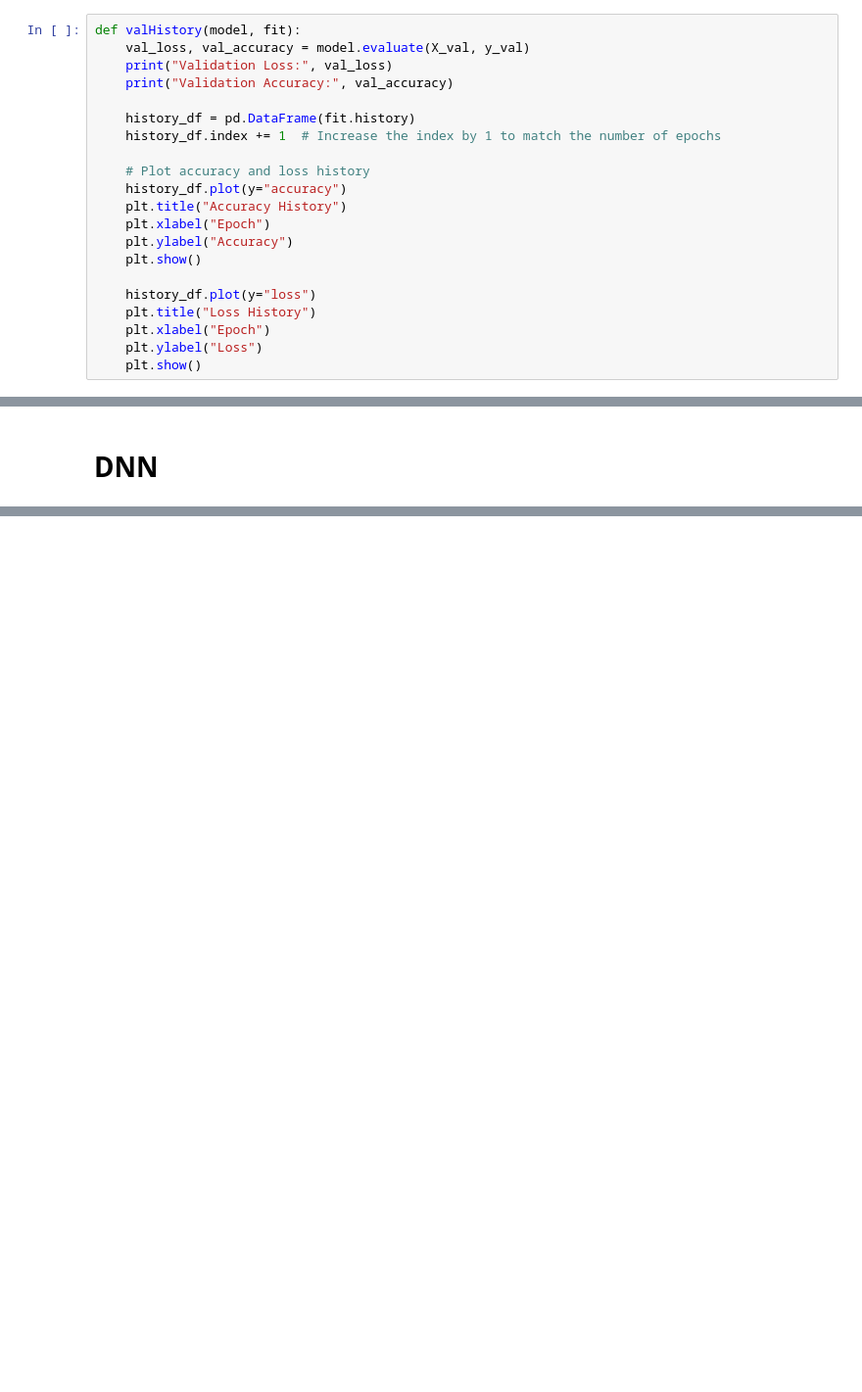
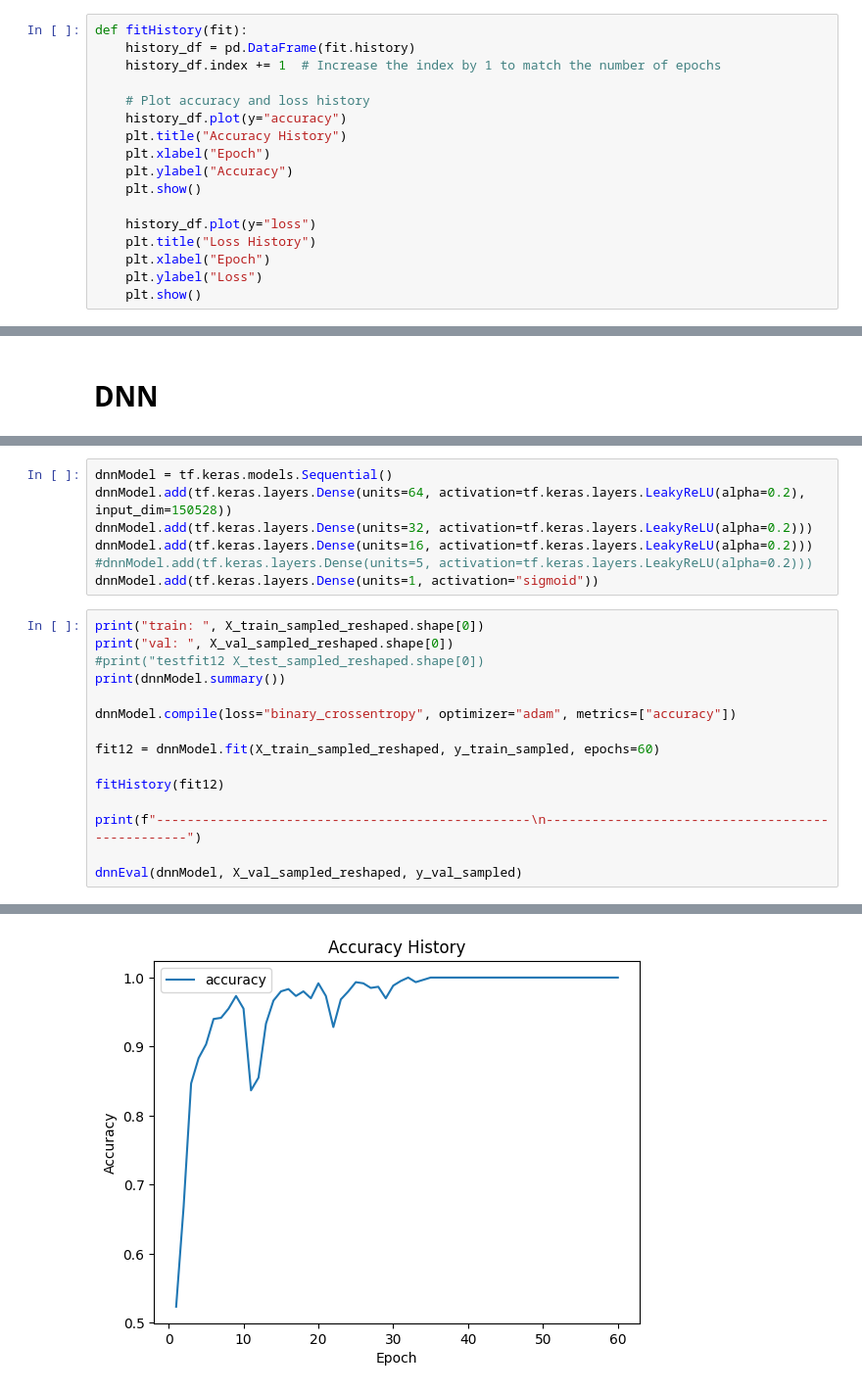
Before and after one commit to kendraliu/Pneumonia-Prediction, a Jupyter notebook: training_nn.ipynb, the cells around one changed output, grey strips where cells are left out. Shown at 98% size. Drawn from its saved outputs; the diff is of its cells as text; blank space fills up the shorter version.

```diff
--- a/training_nn.ipynb
+++ b/training_nn.ipynb
@@ -51,11 +55,7 @@ def pnaArray(dataPath, dataImage, dataLabel):
     dataLabel = np.array(dataLabel)
     return dataImage, dataLabel
 # %%
-def valHistory(model, fit):
-    val_loss, val_accuracy = model.evaluate(X_val, y_val)
-    print("Validation Loss:", val_loss)
-    print("Validation Accuracy:", val_accuracy)
-
+def fitHistory(fit):
     history_df = pd.DataFrame(fit.history)
     history_df.index += 1  # Increase the index by 1 to match the number of epochs
 
@@ -787,0 +449,23 @@ Validation Accuracy: 0.5
+# %%
+dnnModel = tf.keras.models.Sequential()
+dnnModel.add(tf.keras.layers.Dense(units=64, activation=tf.keras.layers.LeakyReLU(alpha=0.2), input_dim=150528))
+dnnModel.add(tf.keras.layers.Dense(units=32, activation=tf.keras.layers.LeakyReLU(alpha=0.2)))
+dnnModel.add(tf.keras.layers.Dense(units=16, activation=tf.keras.layers.LeakyReLU(alpha=0.2)))
+#dnnModel.add(tf.keras.layers.Dense(units=5, activation=tf.keras.layers.LeakyReLU(alpha=0.2)))
+dnnModel.add(tf.keras.layers.Dense(units=1, activation="sigmoid"))
+# %%
+print("train: ", X_train_sampled_reshaped.shape[0])
+print("val: ", X_val_sampled_reshaped.shape[0])
+#print("testfit12 X_test_sampled_reshaped.shape[0])
+print(dnnModel.summary())
+
+dnnModel.compile(loss="binary_crossentropy", optimizer="adam", metrics=["accuracy"])
+
+fit12 = dnnModel.fit(X_train_sampled_reshaped, y_train_sampled, epochs=60)
+
+fitHistory(fit12)
+
+print(f"-------------------------------------------------\n-------------------------------------------------")
+
+dnnEval(dnnModel, X_val_sampled_reshaped, y_val_sampled)
+# %% [output]
@@ -787,0 +489 @@ Validation Accuracy: 0.5
+[figure, added]
```
Also changed, not shown: parts of 75 cells of this notebook.
